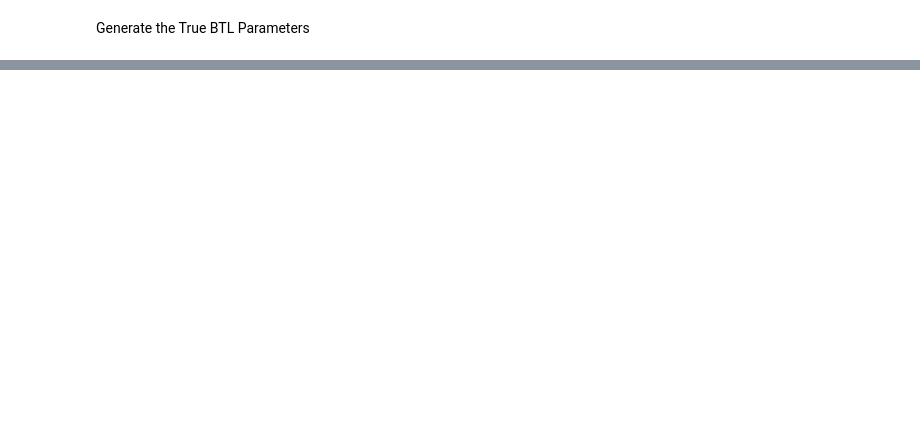
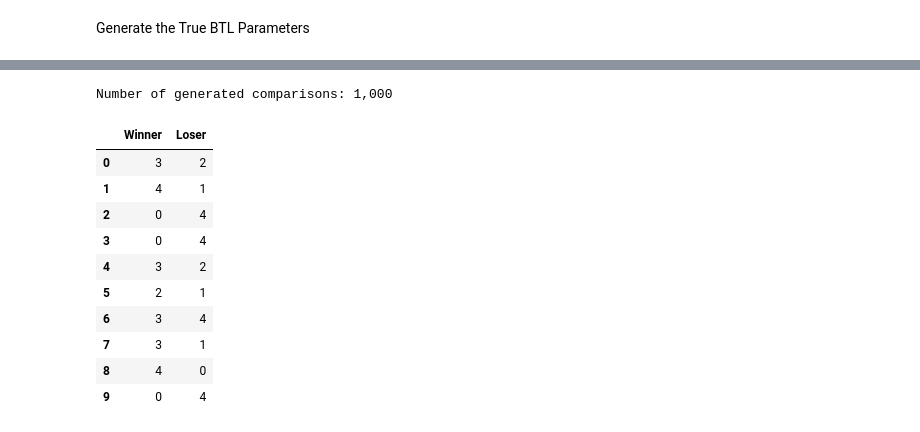
Before and after one commit to rbhdsks/Learning-from-Comparison-Data-Master-Thesis-Project-, a Jupyter notebook: notebooks/experiments/Context_Dependent_Model/03-BTL-CDM.ipynb, the cells around one changed output, grey strips where cells are left out. Drawn from its saved outputs; the diff is of its cells as text; code cells hidden in the pictures; blank space fills up the shorter version.

```diff
--- a/notebooks/experiments/Context_Dependent_Model/03-BTL-CDM.ipynb
+++ b/notebooks/experiments/Context_Dependent_Model/03-BTL-CDM.ipynb
@@ -195,0 +271,36 @@ NameError: name 'random_generator' is not defined
+# %%
+# Generate pairwise comparisons from the true BTL parameters.
+
+comparisons = generate_uniform_comparison_data(
+    true_parameters=true_btl_parameters,
+    number_of_comparisons=NUMBER_OF_COMPARISONS,
+    rng=random_generator,
+)
+
+comparison_preview = pd.DataFrame(
+    comparisons[:10],
+    columns=[
+        "Winner",
+        "Loser",
+    ],
+)
+
+print(
+    "Number of generated comparisons:",
+    f"{len(comparisons):,}",
+)
+
+comparison_preview
+# %% [output]
+Number of generated comparisons: 1,000
+|  | Winner | Loser |
+| 0 | 3 | 2 |
+| 1 | 4 | 1 |
+| 2 | 0 | 4 |
+| 3 | 0 | 4 |
+| 4 | 3 | 2 |
+| 5 | 2 | 1 |
+| 6 | 3 | 4 |
+| 7 | 3 | 1 |
+| 8 | 4 | 0 |
+| 9 | 0 | 4 |
```
Also changed, not shown: parts of 15 cells of this notebook.
